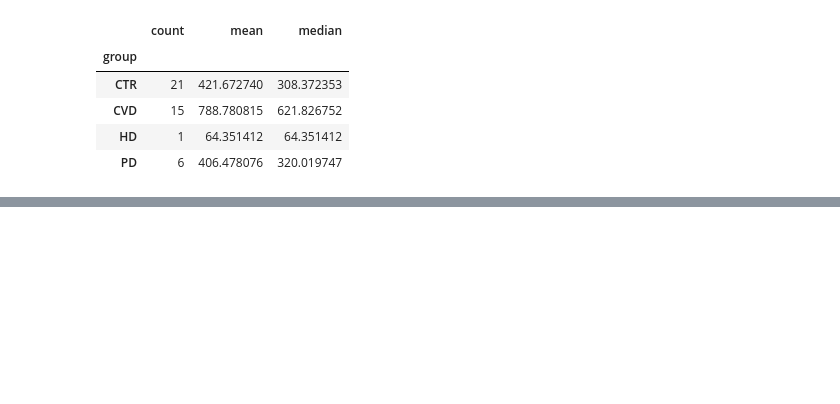
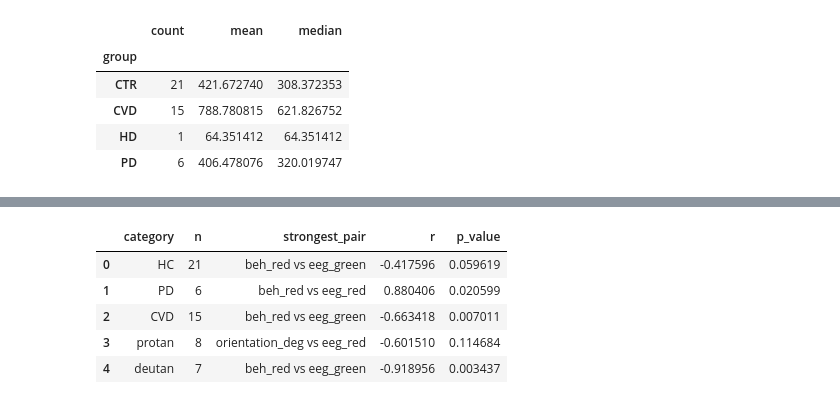
Before and after one commit to zevaz13/DataAnalysisGeneral, a Jupyter notebook: ssvepBeh/notebooks/01_explore.ipynb, the cells around one changed output, grey strips where cells are left out. Cells and saved outputs as stored; diff of their text form; code cells hidden in the pictures; blank space fills up the shorter version.

```diff
--- a/ssvepBeh/notebooks/01_explore.ipynb
+++ b/ssvepBeh/notebooks/01_explore.ipynb
@@ -155,0 +216,15 @@ project decision), but worth pursuing next:
+# %%
+rows = []
+for label, kw in categories:
+    filt = {'group': kw.get('group'), 'subgroup': kw.get('subgroup')}
+    r = correlation.feature_correlations(feature_table, **filt)
+    top = r.loc[r['p_value'].idxmin()]
+    rows.append({'category': label, 'n': top['n'], 'strongest_pair': f"{top['beh_feature']} vs {top['eeg_feature']}", 'r': top['r'], 'p_value': top['p_value']})
+pd.DataFrame(rows)
+# %% [output]
+|  | category | n | strongest_pair | r | p_value |
+| 0 | HC | 21 | beh_red vs eeg_green | -0.417596 | 0.059619 |
+| 1 | PD | 6 | beh_red vs eeg_red | 0.880406 | 0.020599 |
+| 2 | CVD | 15 | beh_red vs eeg_green | -0.663418 | 0.007011 |
+| 3 | protan | 8 | orientation_deg vs eeg_red | -0.601510 | 0.114684 |
+| 4 | deutan | 7 | beh_red vs eeg_green | -0.918956 | 0.003437 |
```
Also changed, not shown: parts of 18 cells of this notebook, 6 other files.
